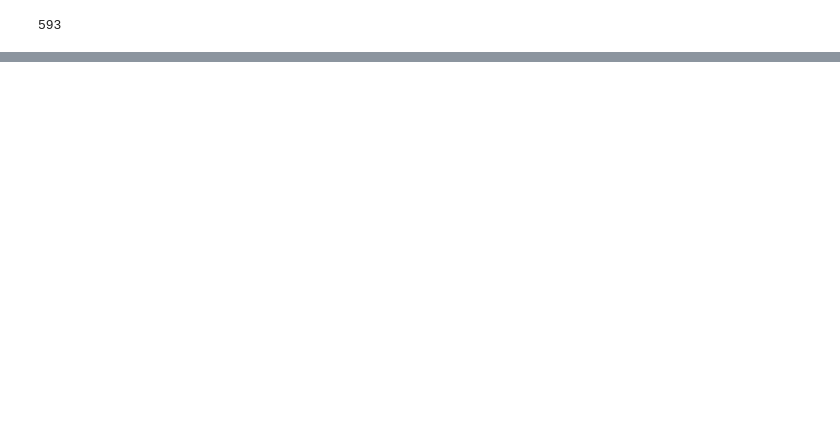
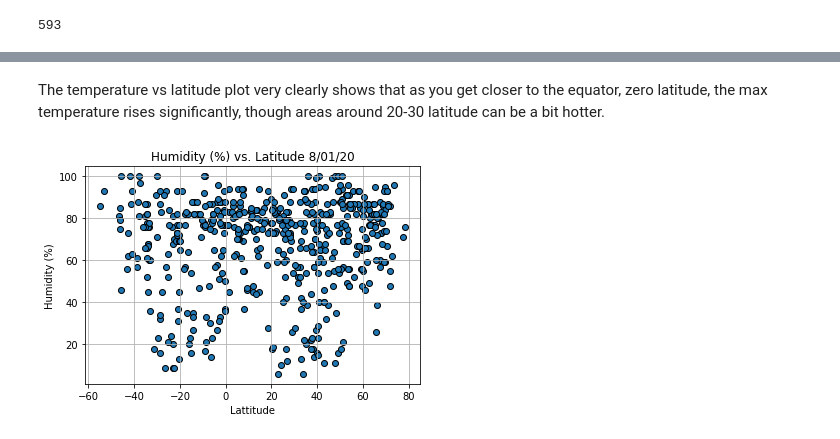
Before and after one commit to dborowski16/python-api-challenge, a Jupyter notebook: WeatherPy/WeatherPyFinal.ipynb, the cells around one changed output, grey strips where cells are left out. Cells and saved outputs as stored; diff of their text form; code cells hidden in the pictures; blank space fills up the shorter version.

```diff
--- a/WeatherPy/WeatherPyFinal.ipynb
+++ b/WeatherPy/WeatherPyFinal.ipynb
@@ -313,0 +185,13 @@ The r-squared value is 0.003362095182244326
+# %% [markdown]
+The temperature vs latitude plot very clearly shows that as you get closer to the equator, zero latitude, the max temperature rises significantly, though areas around 20-30 latitude can be a bit hotter.
+# %%
+# Scatter plot of humidity v latitude
+plt.scatter(lat,hum,marker='o',alpha=1,edgecolors='black')
+plt.title('Humidity (%) vs. Latitude 8/01/20')
+plt.xlabel('Lattitude')
+plt.ylabel('Humidity (%)')
+plt.grid()
+plt.savefig('output_data/humidity_lat.png')
+plt.show()
+# %% [output]
+[figure, added]
```
Also changed, not shown: parts of 45 cells of this notebook, 13 other files.
